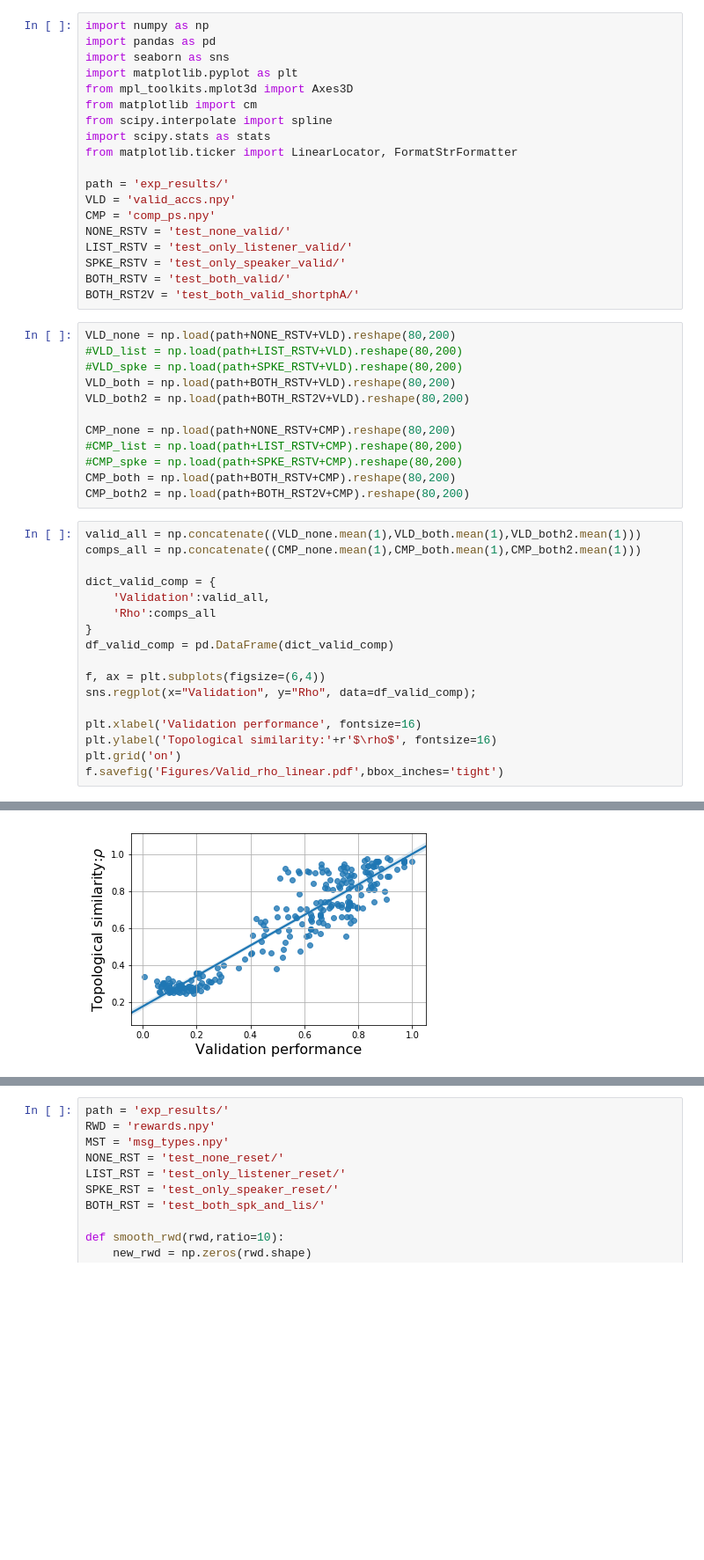
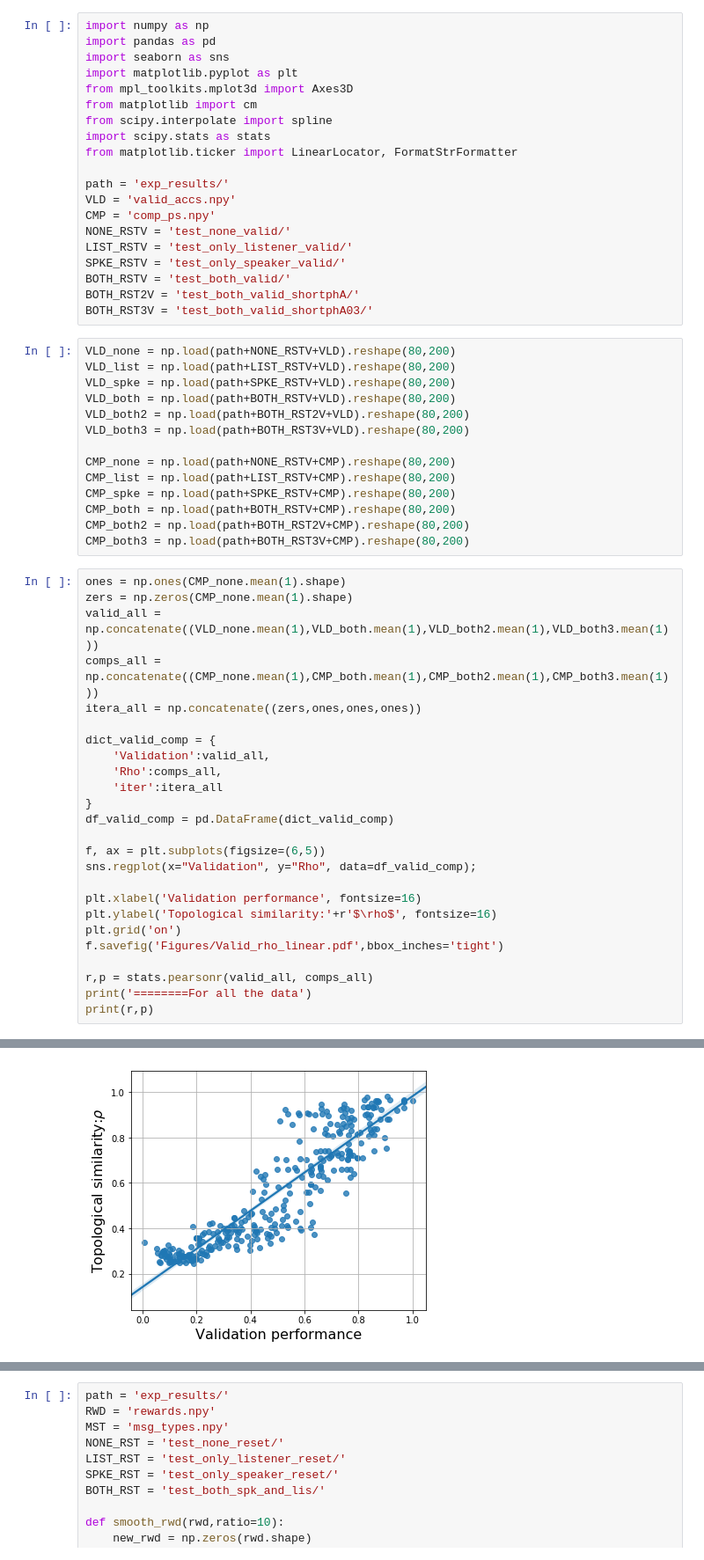
Before and after one commit to Joshua-Edinburgh/numeral_thesis, a Jupyter notebook: show_figures03.ipynb, the cells around one changed output, grey strips where cells are left out. Shown at 88% size. Cells and saved outputs as stored; diff of their text form; blank space fills up the shorter version.

```diff
--- a/show_figures03.ipynb
+++ b/show_figures03.ipynb
@@ -17,33 +17,44 @@ LIST_RSTV = 'test_only_listener_valid/'
 SPKE_RSTV = 'test_only_speaker_valid/'
 BOTH_RSTV = 'test_both_valid/'
 BOTH_RST2V = 'test_both_valid_shortphA/'
+BOTH_RST3V = 'test_both_valid_shortphA03/'
 # %%
 VLD_none = np.load(path+NONE_RSTV+VLD).reshape(80,200)
-#VLD_list = np.load(path+LIST_RSTV+VLD).reshape(80,200)
-#VLD_spke = np.load(path+SPKE_RSTV+VLD).reshape(80,200)
+VLD_list = np.load(path+LIST_RSTV+VLD).reshape(80,200)
+VLD_spke = np.load(path+SPKE_RSTV+VLD).reshape(80,200)
 VLD_both = np.load(path+BOTH_RSTV+VLD).reshape(80,200)
 VLD_both2 = np.load(path+BOTH_RST2V+VLD).reshape(80,200)
+VLD_both3 = np.load(path+BOTH_RST3V+VLD).reshape(80,200)
 
 CMP_none = np.load(path+NONE_RSTV+CMP).reshape(80,200)
-#CMP_list = np.load(path+LIST_RSTV+CMP).reshape(80,200)
-#CMP_spke = np.load(path+SPKE_RSTV+CMP).reshape(80,200)
+CMP_list = np.load(path+LIST_RSTV+CMP).reshape(80,200)
+CMP_spke = np.load(path+SPKE_RSTV+CMP).reshape(80,200)
 CMP_both = np.load(path+BOTH_RSTV+CMP).reshape(80,200)
 CMP_both2 = np.load(path+BOTH_RST2V+CMP).reshape(80,200)
+CMP_both3 = np.load(path+BOTH_RST3V+CMP).reshape(80,200)
 # %%
-valid_all = np.concatenate((VLD_none.mean(1),VLD_both.mean(1),VLD_both2.mean(1)))
-comps_all = np.concatenate((CMP_none.mean(1),CMP_both.mean(1),CMP_both2.mean(1)))
+ones = np.ones(CMP_none.mean(1).shape)
+zers = np.zeros(CMP_none.mean(1).shape)
+valid_all = np.concatenate((VLD_none.mean(1),VLD_both.mean(1),VLD_both2.mean(1),VLD_both3.mean(1)))
+comps_all = np.concatenate((CMP_none.mean(1),CMP_both.mean(1),CMP_both2.mean(1),CMP_both3.mean(1)))
+itera_all = np.concatenate((zers,ones,ones,ones))
 
 dict_valid_comp = {
     'Validation':valid_all,
-    'Rho':comps_all
+    'Rho':comps_all,
+    'iter':itera_all
 }
 df_valid_comp = pd.DataFrame(dict_valid_comp)
 
-f, ax = plt.subplots(figsize=(6,4))
+f, ax = plt.subplots(figsize=(6,5))
 sns.regplot(x="Validation", y="Rho", data=df_valid_comp);
 
 plt.xlabel('Validation performance', fontsize=16)
 plt.ylabel('Topological similarity:'+r'$\rho$', fontsize=16)
 plt.grid('on')
 f.savefig('Figures/Valid_rho_linear.pdf',bbox_inches='tight')
+
+r,p = stats.pearsonr(valid_all, comps_all)
+print('========For all the data')
+print(r,p)
 # %% [output]
@@ -50 +63 @@ f.savefig('Figures/Valid_rho_linear.pdf',bbox_inches='tight')
-[figure, old version]
+[figure, new version]
```
Also changed, not shown: parts of 8 cells of this notebook, 27 other files.
